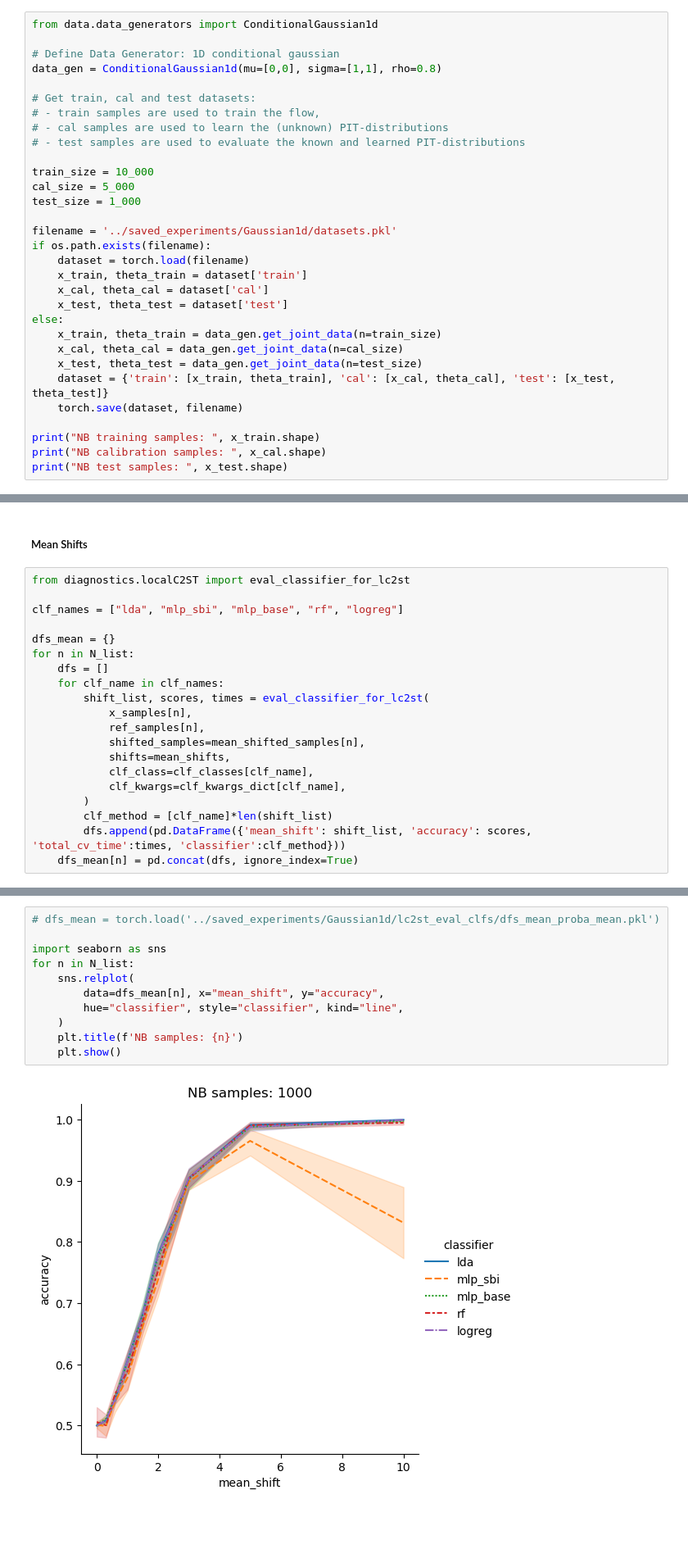
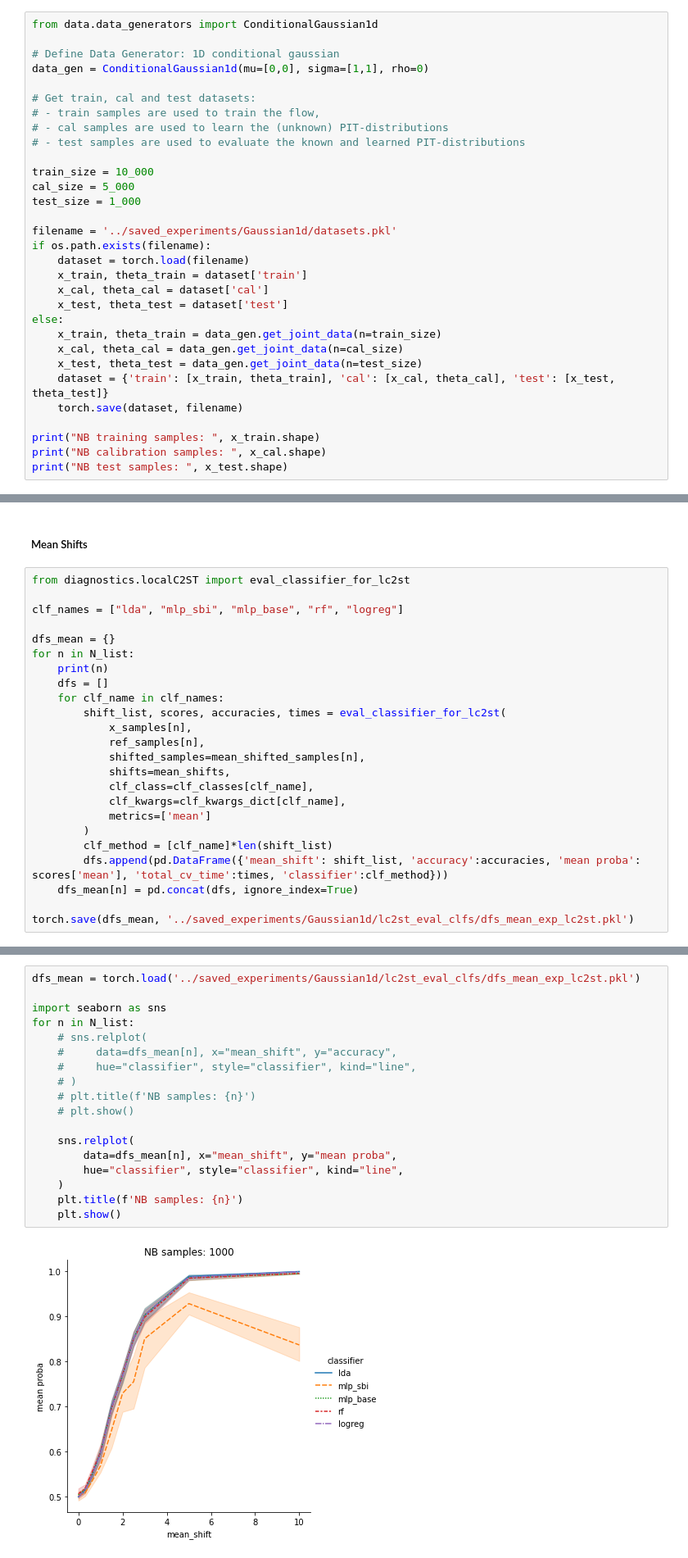
Before and after one commit to JuliaLinhart/valDiags_flows, a Jupyter notebook: notebooks/Local_C2ST_example_1D_lampe.ipynb, the cells around one changed output, grey strips where cells are left out. Shown at 82% size. Cells and saved outputs as stored; diff of their text form; blank space fills up the shorter version.

```diff
--- a/notebooks/Local_C2ST_example_1D_lampe.ipynb
+++ b/notebooks/Local_C2ST_example_1D_lampe.ipynb
@@ -86,7 +86,7 @@ Indeed, conditional density estimators can be valid on average over the $x$-spac
 from data.data_generators import ConditionalGaussian1d
 
 # Define Data Generator: 1D conditional gaussian
-data_gen = ConditionalGaussian1d(mu=[0,0], sigma=[1,1], rho=0.8)
+data_gen = ConditionalGaussian1d(mu=[0,0], sigma=[1,1], rho=0)
 
 # Get train, cal and test datasets:
 # - train samples are used to train the flow,
@@ -781,17 +781,21 @@ clf_names = ["lda", "mlp_sbi", "mlp_base", "rf", "logreg"]
 
 dfs_mean = {}
 for n in N_list:
+    print(n)
     dfs = []
     for clf_name in clf_names:
-        shift_list, scores, times = eval_classifier_for_lc2st(
+        shift_list, scores, accuracies, times = eval_classifier_for_lc2st(
             x_samples[n],
             ref_samples[n],
             shifted_samples=mean_shifted_samples[n],
             shifts=mean_shifts,
             clf_class=clf_classes[clf_name],
             clf_kwargs=clf_kwargs_dict[clf_name],
+            metrics=['mean']
         )
         clf_method = [clf_name]*len(shift_list)
-        dfs.append(pd.DataFrame({'mean_shift': shift_list, 'accuracy': scores, 'total_cv_time':times, 'classifier':clf_method}))
+        dfs.append(pd.DataFrame({'mean_shift': shift_list, 'accuracy':accuracies, 'mean proba': scores['mean'], 'total_cv_time':times, 'classifier':clf_method}))
     dfs_mean[n] = pd.concat(dfs, ignore_index=True)
+
+torch.save(dfs_mean, '../saved_experiments/Gaussian1d/lc2st_eval_clfs/dfs_mean_exp_lc2st.pkl')
 # %% [output]
@@ -799,13 +805,20 @@ KeyboardInterrupt:
 # %%
-# dfs_mean = torch.load('../saved_experiments/Gaussian1d/lc2st_eval_clfs/dfs_mean_proba_mean.pkl')
+dfs_mean = torch.load('../saved_experiments/Gaussian1d/lc2st_eval_clfs/dfs_mean_exp_lc2st.pkl')
 
 import seaborn as sns
 for n in N_list:
+    # sns.relplot(
+    #     data=dfs_mean[n], x="mean_shift", y="accuracy",
+    #     hue="classifier", style="classifier", kind="line",
+    # )
+    # plt.title(f'NB samples: {n}')
+    # plt.show()
+
     sns.relplot(
-        data=dfs_mean[n], x="mean_shift", y="accuracy",
+        data=dfs_mean[n], x="mean_shift", y="mean proba",
         hue="classifier", style="classifier", kind="line",
     )
     plt.title(f'NB samples: {n}')
     plt.show()
 # %% [output]
-[figure, old version]
+[figure, new version]
```
Also changed, not shown: parts of 40 cells of this notebook, 1 other file.
